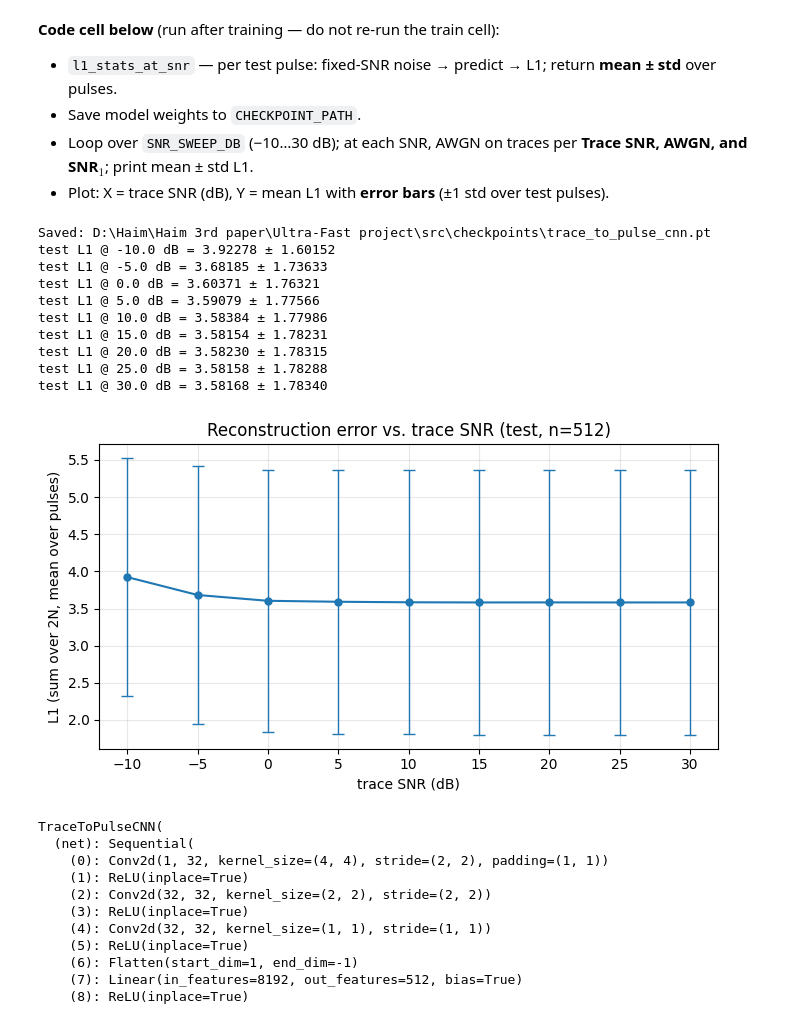
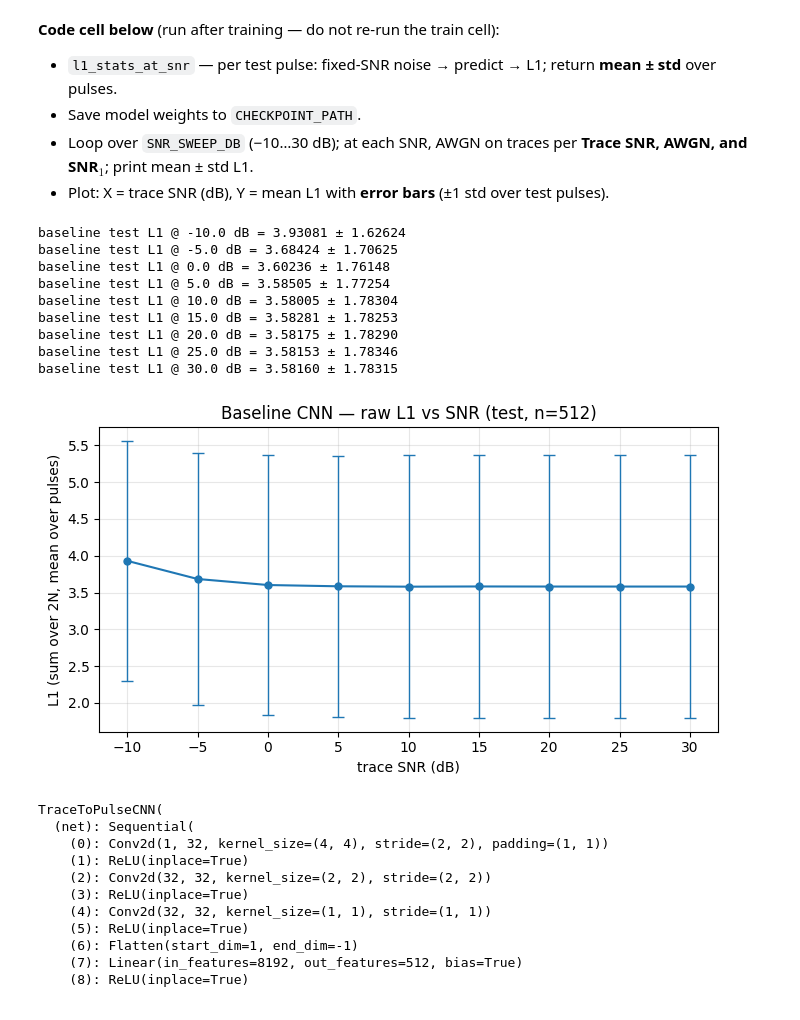
Before and after one commit to cheers19/Ultra-Fast-Detection-Project, a Jupyter notebook: src/reconstruction_snr_experiments.ipynb, the cells around one changed output. Saved outputs shown, nothing was run; the diff lists cells and outputs as text; code cells hidden in the pictures.

```diff
--- a/src/reconstruction_snr_experiments.ipynb
+++ b/src/reconstruction_snr_experiments.ipynb
@@ -305,8 +298,9 @@ E_test (512, 128) I_test (512, 64, 64)
 - Instantiate imported `TraceToPulseCNN` on `DEVICE`.
 - One dummy forward (for `LazyLinear`); print parameter count.
 # %%
-model = TraceToPulseCNN(out_dim=2 * N).to(DEVICE)
-_ = model(I_train[:2].unsqueeze(1))
+from train import build_model
+
+model = build_model(N, DEVICE)
 print("Parameters:", sum(p.numel() for p in model.parameters()))
 # %% [output]
 Parameters: 4266208
@@ -413,70 +380,46 @@ plt.show()
 - Loop over `SNR_SWEEP_DB` (−10…30 dB); at each SNR, AWGN on traces per **Trace SNR, AWGN, and SNR$_1$**; print mean ± std L1.
 - Plot: X = trace SNR (dB), Y = mean L1 with **error bars** (±1 std over test pulses).
 # %%
-from pathlib import Path
+from evaluate_cnn import l1_stats_at_snr
 
-
-def l1_stats_at_snr(loader: DataLoader, snr_db: float) -> tuple[float, float]:
-    """Mean and std of per-pulse L1 (mean |error| over Re/Im samples)."""
-    model.eval()
-    per_pulse: list[float] = []
-    with torch.no_grad():
-        for I_clean, E_true in loader:
-            I_noisy = add_trace_noise(I_clean, snr_db)
-            E_pred = model(I_noisy.unsqueeze(1))
-            per_pulse.extend(l1_packed_per_pulse_torch(E_pred, E_true).cpu().tolist())
-    arr = np.asarray(per_pulse, dtype=np.float64)
-    return float(arr.mean()), float(arr.std(ddof=0))
-
-
-ckpt_path = Path(CHECKPOINT_PATH)
-ckpt_path.parent.mkdir(parents=True, exist_ok=True)
-torch.save(
-    {
-        "model_state_dict": model.state_dict(),
-        "N": N,
-        "train_snr_db_range": TRAIN_SNR_DB_RANGE,
-    },
-    ckpt_path,
-)
-print("Saved:", ckpt_path.resolve())
-
+# Quick baseline-only raw L1 vs SNR (separate from multi-experiment sweep below)
 test_l1_mean: list[float] = []
 test_l1_std: list[float] = []
 for snr_db in SNR_SWEEP_DB:
-    mean_err, std_err = l1_stats_at_snr(test_loader, float(snr_db))
+    mean_err, std_err = l1_stats_at_snr(
+        model, test_loader, float(snr_db), add_noise_fn=add_trace_noise
+    )
     test_l1_mean.append(mean_err)
     test_l1_std.append(std_err)
-    print(f"test L1 @ {snr_db:.1f} dB = {mean_err:.5f} ± {std_err:.5f}")
+    print(f"baseline test L1 @ {snr_db:.1f} dB = {mean_err:.5f} ± {std_err:.5f}")
 
 plt.figure(figsize=(7, 4))
 plt.errorbar(
     SNR_SWEEP_DB,
     test_l1_mean,
     yerr=test_l1_std,
     fmt="-o",
     markersize=5,
     capsize=4,
     elinewidth=1,
 )
 plt.xlabel("trace SNR (dB)")
 plt.ylabel("L1 (sum over 2N, mean over pulses)")
-plt.title(f"Reconstruction error vs. trace SNR (test, n={N_TEST})")
+plt.title(f"Baseline CNN — raw L1 vs SNR (test, n={N_TEST})")
 plt.grid(True, alpha=0.3)
 plt.tight_layout()
 plt.show()
 # %% [output]
-Saved: D:\Haim\Haim 3rd paper\Ultra-Fast project\src\checkpoints\trace_to_pulse_cnn.pt
-test L1 @ -10.0 dB = 3.92278 ± 1.60152
-test L1 @ -5.0 dB = 3.68185 ± 1.73633
-test L1 @ 0.0 dB = 3.60371 ± 1.76321
-test L1 @ 5.0 dB = 3.59079 ± 1.77566
-test L1 @ 10.0 dB = 3.58384 ± 1.77986
-test L1 @ 15.0 dB = 3.58154 ± 1.78231
-test L1 @ 20.0 dB = 3.58230 ± 1.78315
-test L1 @ 25.0 dB = 3.58158 ± 1.78288
-test L1 @ 30.0 dB = 3.58168 ± 1.78340
+baseline test L1 @ -10.0 dB = 3.93081 ± 1.62624
+baseline test L1 @ -5.0 dB = 3.68424 ± 1.70625
+baseline test L1 @ 0.0 dB = 3.60236 ± 1.76148
+baseline test L1 @ 5.0 dB = 3.58505 ± 1.77254
+baseline test L1 @ 10.0 dB = 3.58005 ± 1.78304
+baseline test L1 @ 15.0 dB = 3.58281 ± 1.78253
+baseline test L1 @ 20.0 dB = 3.58175 ± 1.78290
+baseline test L1 @ 25.0 dB = 3.58153 ± 1.78346
+baseline test L1 @ 30.0 dB = 3.58160 ± 1.78315
-[figure, old version]
+[figure, new version]
 # %%
 model
 # %% [output]
```
Also changed, not shown: parts of 9 cells of this notebook, 11 other files.
